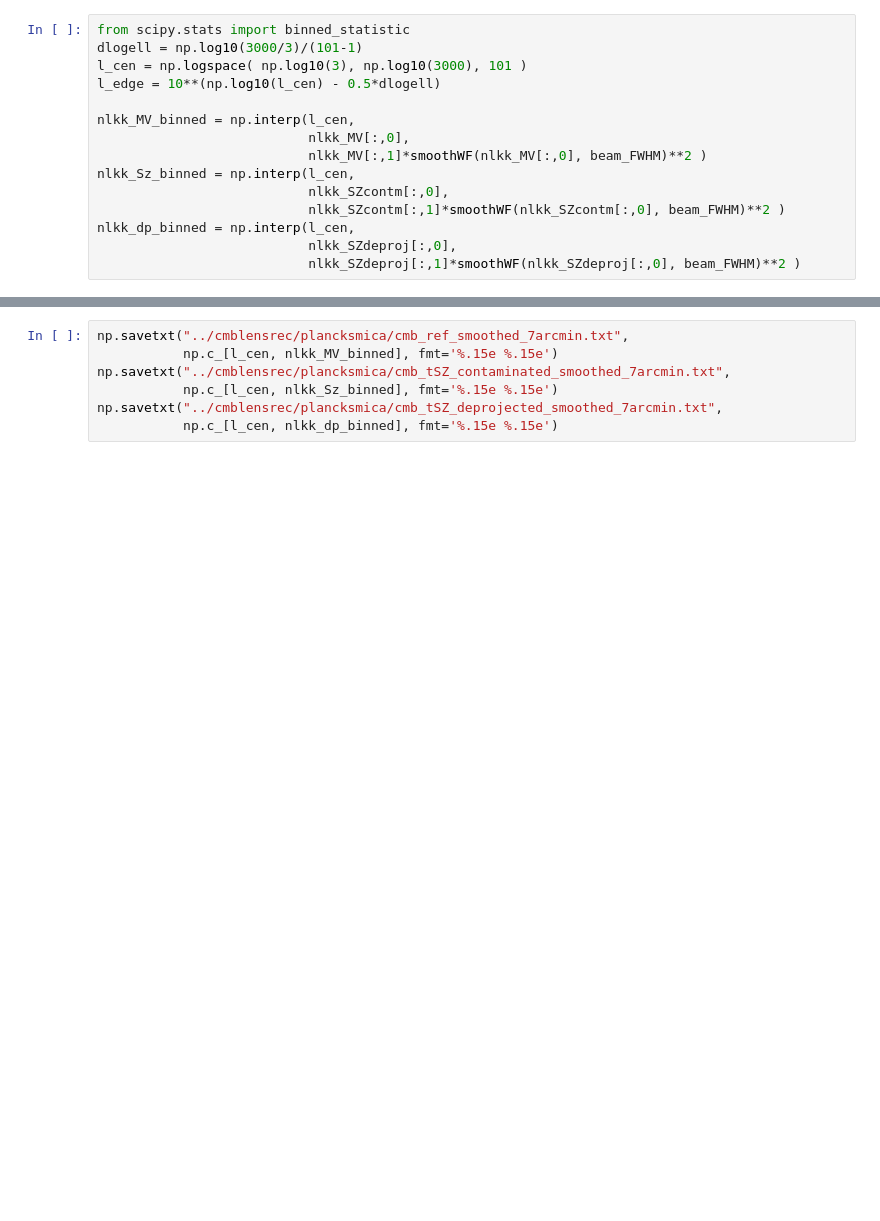
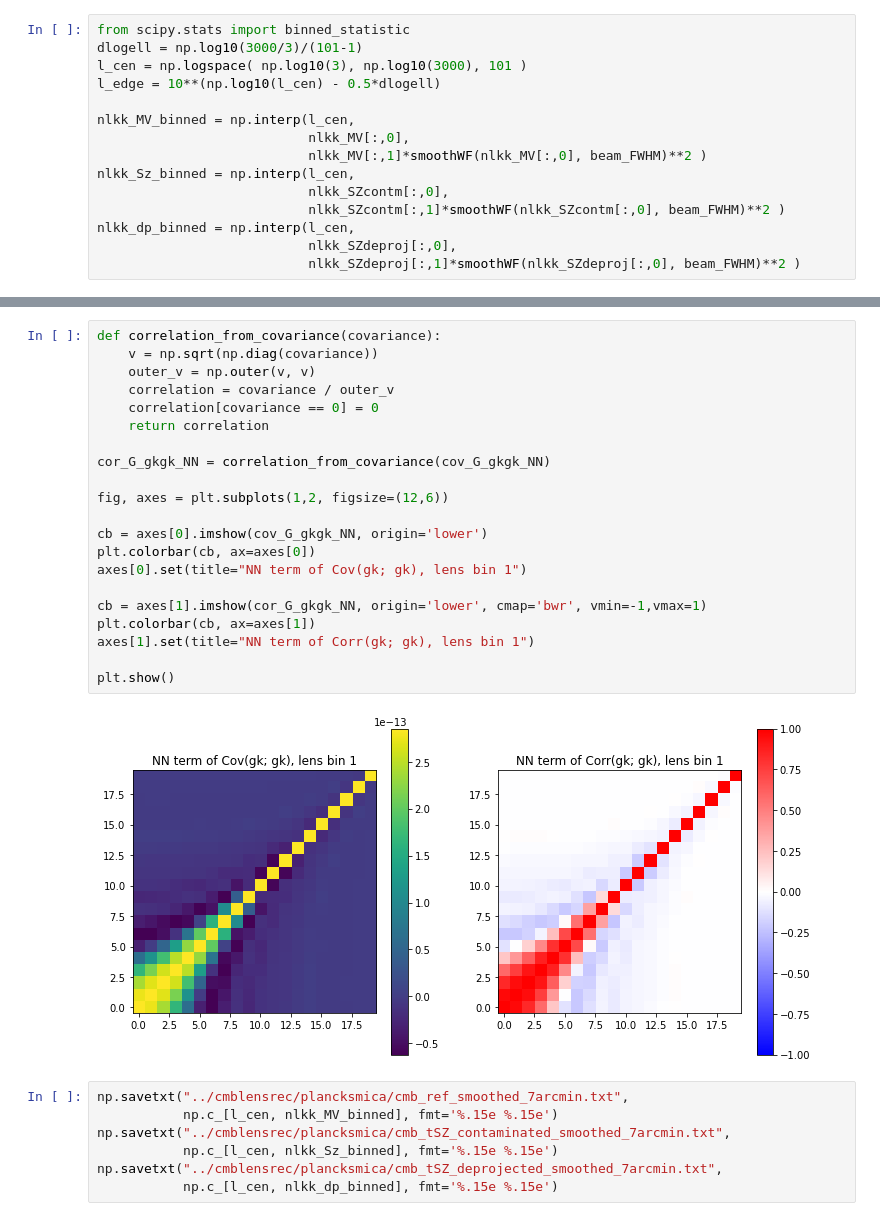
Before and after one commit to CosmoLike/DESxPlanck, a Jupyter notebook: notebooks/CMBLensingNoise.ipynb, the cells around one changed output, grey strips where cells are left out. Cells and saved outputs as stored; diff of their text form; blank space fills up the shorter version.

```diff
--- a/notebooks/CMBLensingNoise.ipynb
+++ b/notebooks/CMBLensingNoise.ipynb
@@ -134,3 +295,26 @@ nlkk_dp_binned = np.interp(l_cen,
+# %%
+def correlation_from_covariance(covariance):
+    v = np.sqrt(np.diag(covariance))
+    outer_v = np.outer(v, v)
+    correlation = covariance / outer_v
+    correlation[covariance == 0] = 0
+    return correlation
+
+cor_G_gkgk_NN = correlation_from_covariance(cov_G_gkgk_NN)
+
+fig, axes = plt.subplots(1,2, figsize=(12,6))
+
+cb = axes[0].imshow(cov_G_gkgk_NN, origin='lower')
+plt.colorbar(cb, ax=axes[0])
+axes[0].set(title="NN term of Cov(gk; gk), lens bin 1")
+
+cb = axes[1].imshow(cor_G_gkgk_NN, origin='lower', cmap='bwr', vmin=-1,vmax=1)
+plt.colorbar(cb, ax=axes[1])
+axes[1].set(title="NN term of Corr(gk; gk), lens bin 1")
+
+plt.show()
+# %% [output]
+[figure, added]
 # %%
 np.savetxt("../cmblensrec/plancksmica/cmb_ref_smoothed_7arcmin.txt",
            np.c_[l_cen, nlkk_MV_binned], fmt='%.15e %.15e')
```
Also changed, not shown: parts of 15 cells of this notebook, 1 other file.
